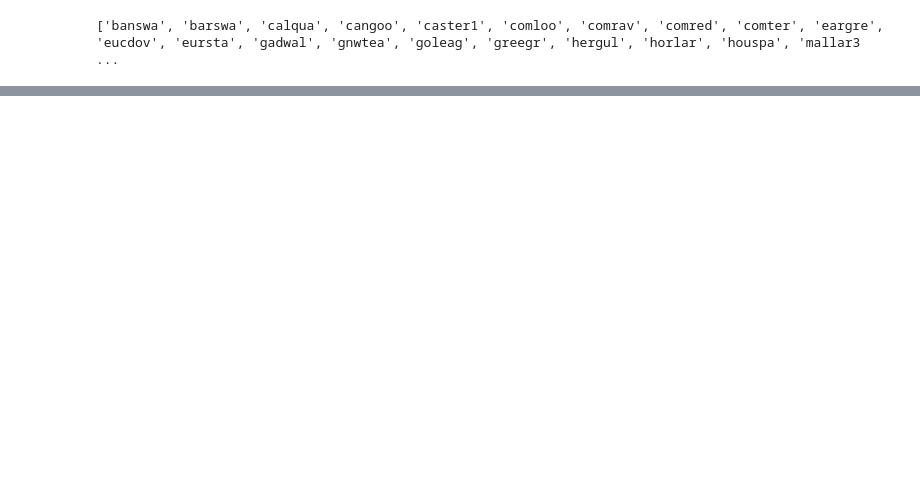
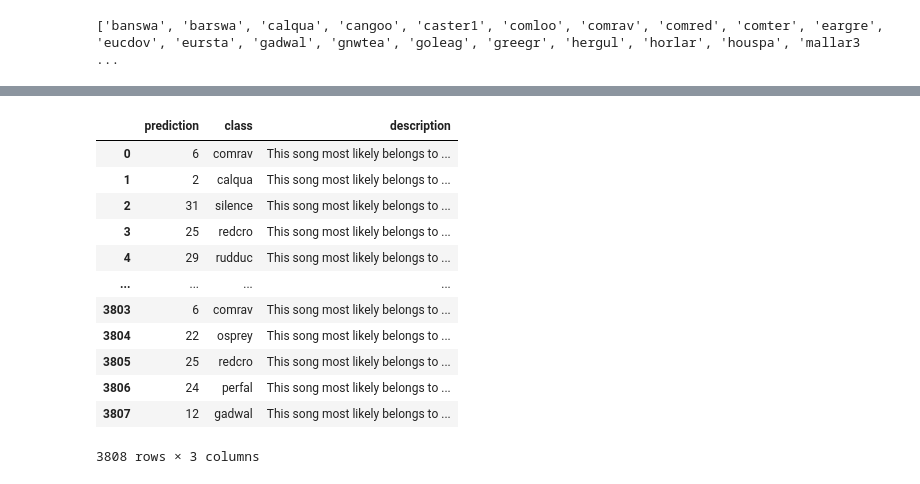
Before and after one commit to PiaffNet/birdsong_classifier, a Jupyter notebook: notebooks/raman_model_test_baseline.ipynb, the cells around one changed output, grey strips where cells are left out. Cells and saved outputs as stored; diff of their text form; code cells hidden in the pictures; blank space fills up the shorter version.

```diff
--- a/notebooks/raman_model_test_baseline.ipynb
+++ b/notebooks/raman_model_test_baseline.ipynb
@@ -258,0 +237,2 @@ plt.show()
+# %%
+predictions = model_1.predict(test_ds)
@@ -258,0 +257,29 @@ plt.show()
+# %%
+(n_rows, n_columns) = predictions.shape
+score_pred = []
+for n in range(n_rows):
+    score_pred.append([np.argmax(predictions[n]),
+                       class_names[np.argmax(predictions[n])],"this song most likely belongs to {} with a {:.2f} percent confidence."\
+                       .format(class_names[np.argmax(predictions[n])], 100 * np.max(predictions[n]))])
+
+df = pd.DataFrame(score_pred, columns=["prediction", "class", "description"])
+
+#print(
+#    "This image most likely belongs to {} with a {:.2f} percent confidence."
+#    .format(class_names[np.argmax(score)], 100 * np.max(score)))
+# %%
+df
+# %% [output]
+|  | prediction | class | description |
+| 0 | 6 | comrav | This song most likely belongs to ... |
+| 1 | 2 | calqua | This song most likely belongs to ... |
+| 2 | 31 | silence | This song most likely belongs to ... |
+| 3 | 25 | redcro | This song most likely belongs to ... |
+| 4 | 29 | rudduc | This song most likely belongs to ... |
+| ... | ... | ... | ... |
+| 3803 | 6 | comrav | This song most likely belongs to ... |
+| 3804 | 22 | osprey | This song most likely belongs to ... |
+| 3805 | 25 | redcro | This song most likely belongs to ... |
+| 3806 | 24 | perfal | This song most likely belongs to ... |
+| 3807 | 12 | gadwal | This song most likely belongs to ... |
+3808 rows × 3 columns
```
Also changed, not shown: parts of 25 cells of this notebook, 2 other files.
